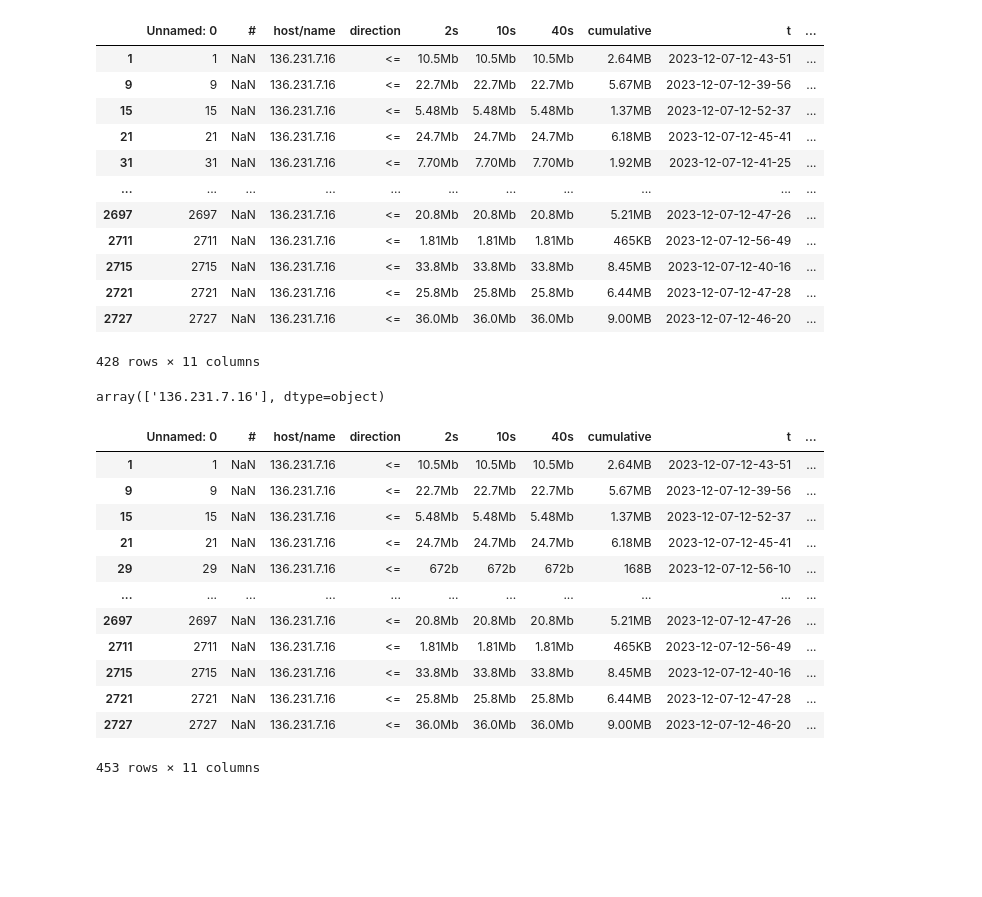
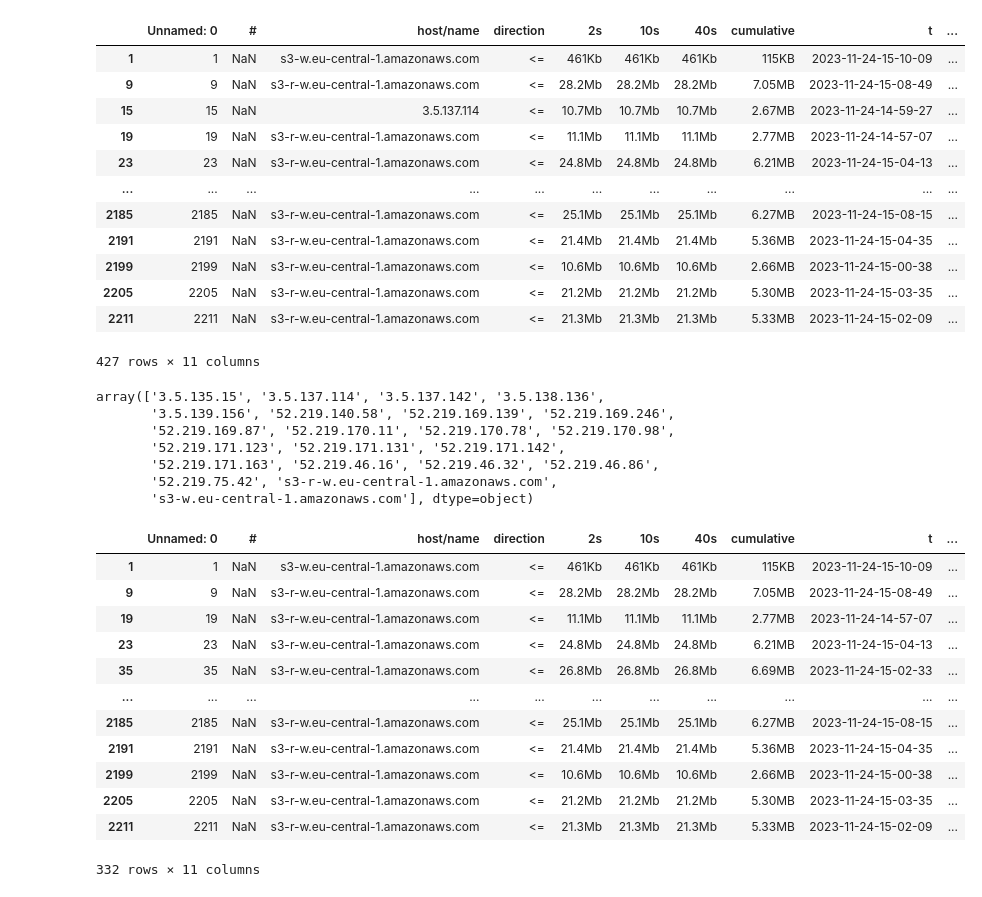
Before and after one commit to Jaapel/wflow-cloud-pilot, a Jupyter notebook: notebooks/plot_results.ipynb, the cells around one changed output. Cells and saved outputs as stored; diff of their text form; code cells hidden in the pictures; blank space fills up the shorter version.

```diff
--- a/notebooks/plot_results.ipynb
+++ b/notebooks/plot_results.ipynb
@@ -3,12 +3,12 @@ import pandas as pd
 from pathlib import Path
 # %%
 root_dir = Path.cwd().parent
-filename = root_dir / "network_usage_minio_large.csv"
+filename = root_dir / "network_usage_aws_small.csv"
 time_column = "t_parsed"
 network_usage_column = "cumulative_parsed"
-hostnames = ["136.231.7.16"]
+# hostnames = ["136.231.7.16"]
 # hostname = "s3-r-w.eu-central-1.amazonaws.com"
-# hostnames = ["s3-w.eu-central-1.amazonaws.com", "s3-r-w.eu-central-1.amazonaws.com"]
+hostnames = ["s3-w.eu-central-1.amazonaws.com", "s3-r-w.eu-central-1.amazonaws.com"]
 # %%
 df = pd.read_csv(filename)
 df
@@ -32,43 +32,50 @@ df_ld = df_ld[df_ld["direction"] == "<="]
 df_ld
 # %% [output]
 |  | Unnamed: 0 | # | host/name | direction | 2s | 10s | 40s | cumulative | t | ... |
-| 1 | 1 | NaN | 136.231.7.16 | <= | 10.5Mb | 10.5Mb | 10.5Mb | 2.64MB | 2023-12-07-12-43-51 | ... |
-| 9 | 9 | NaN | 136.231.7.16 | <= | 22.7Mb | 22.7Mb | 22.7Mb | 5.67MB | 2023-12-07-12-39-56 | ... |
-| 15 | 15 | NaN | 136.231.7.16 | <= | 5.48Mb | 5.48Mb | 5.48Mb | 1.37MB | 2023-12-07-12-52-37 | ... |
-| 21 | 21 | NaN | 136.231.7.16 | <= | 24.7Mb | 24.7Mb | 24.7Mb | 6.18MB | 2023-12-07-12-45-41 | ... |
-| 31 | 31 | NaN | 136.231.7.16 | <= | 7.70Mb | 7.70Mb | 7.70Mb | 1.92MB | 2023-12-07-12-41-25 | ... |
+| 1 | 1 | NaN | s3-w.eu-central-1.amazonaws.com | <= | 461Kb | 461Kb | 461Kb | 115KB | 2023-11-24-15-10-09 | ... |
+| 9 | 9 | NaN | s3-r-w.eu-central-1.amazonaws.com | <= | 28.2Mb | 28.2Mb | 28.2Mb | 7.05MB | 2023-11-24-15-08-49 | ... |
+| 15 | 15 | NaN | 3.5.137.114 | <= | 10.7Mb | 10.7Mb | 10.7Mb | 2.67MB | 2023-11-24-14-59-27 | ... |
+| 19 | 19 | NaN | s3-r-w.eu-central-1.amazonaws.com | <= | 11.1Mb | 11.1Mb | 11.1Mb | 2.77MB | 2023-11-24-14-57-07 | ... |
+| 23 | 23 | NaN | s3-r-w.eu-central-1.amazonaws.com | <= | 24.8Mb | 24.8Mb | 24.8Mb | 6.21MB | 2023-11-24-15-04-13 | ... |
 | ... | ... | ... | ... | ... | ... | ... | ... | ... | ... | ... |
-| 2697 | 2697 | NaN | 136.231.7.16 | <= | 20.8Mb | 20.8Mb | 20.8Mb | 5.21MB | 2023-12-07-12-47-26 | ... |
-| 2711 | 2711 | NaN | 136.231.7.16 | <= | 1.81Mb | 1.81Mb | 1.81Mb | 465KB | 2023-12-07-12-56-49 | ... |
-| 2715 | 2715 | NaN | 136.231.7.16 | <= | 33.8Mb | 33.8Mb | 33.8Mb | 8.45MB | 2023-12-07-12-40-16 | ... |
-| 2721 | 2721 | NaN | 136.231.7.16 | <= | 25.8Mb | 25.8Mb | 25.8Mb | 6.44MB | 2023-12-07-12-47-28 | ... |
-| 2727 | 2727 | NaN | 136.231.7.16 | <= | 36.0Mb | 36.0Mb | 36.0Mb | 9.00MB | 2023-12-07-12-46-20 | ... |
+| 2185 | 2185 | NaN | s3-r-w.eu-central-1.amazonaws.com | <= | 25.1Mb | 25.1Mb | 25.1Mb | 6.27MB | 2023-11-24-15-08-15 | ... |
+| 2191 | 2191 | NaN | s3-r-w.eu-central-1.amazonaws.com | <= | 21.4Mb | 21.4Mb | 21.4Mb | 5.36MB | 2023-11-24-15-04-35 | ... |
+| 2199 | 2199 | NaN | s3-r-w.eu-central-1.amazonaws.com | <= | 10.6Mb | 10.6Mb | 10.6Mb | 2.66MB | 2023-11-24-15-00-38 | ... |
+| 2205 | 2205 | NaN | s3-r-w.eu-central-1.amazonaws.com | <= | 21.2Mb | 21.2Mb | 21.2Mb | 5.30MB | 2023-11-24-15-03-35 | ... |
+| 2211 | 2211 | NaN | s3-r-w.eu-central-1.amazonaws.com | <= | 21.3Mb | 21.3Mb | 21.3Mb | 5.33MB | 2023-11-24-15-02-09 | ... |
-428 rows × 11 columns
+427 rows × 11 columns
 # %%
 import numpy as np
 np.unique(df_ld["host/name"])  # 13. is microsoft (vscode)
 # %% [output]
-array(['136.231.7.16'], dtype=object)
+array(['3.5.135.15', '3.5.137.114', '3.5.137.142', '3.5.138.136',
+       '3.5.139.156', '52.219.140.58', '52.219.169.139', '52.219.169.246',
+       '52.219.169.87', '52.219.170.11', '52.219.170.78', '52.219.170.98',
+       '52.219.171.123', '52.219.171.131', '52.219.171.142',
+       '52.219.171.163', '52.219.46.16', '52.219.46.32', '52.219.46.86',
+       '52.219.75.42', 's3-r-w.eu-central-1.amazonaws.com',
+       's3-w.eu-central-1.amazonaws.com'], dtype=object)
 # %%
 df = pd.read_csv(filename)
 df[time_column] = pd.to_datetime(df[time_column])
+df[time_column] = df[time_column] - min(df[time_column])
 df = df.loc[df["direction"] == "<="]
-df = df.loc[(df["host/name"] == hostnames[0])]#] | (df["host/name"] == hostnames[1])]
+df = df.loc[(df["host/name"] == hostnames[0]) | (df["host/name"] == hostnames[1])]
 df
 # %% [output]
 |  | Unnamed: 0 | # | host/name | direction | 2s | 10s | 40s | cumulative | t | ... |
-| 1 | 1 | NaN | 136.231.7.16 | <= | 10.5Mb | 10.5Mb | 10.5Mb | 2.64MB | 2023-12-07-12-43-51 | ... |
-| 9 | 9 | NaN | 136.231.7.16 | <= | 22.7Mb | 22.7Mb | 22.7Mb | 5.67MB | 2023-12-07-12-39-56 | ... |
-| 15 | 15 | NaN | 136.231.7.16 | <= | 5.48Mb | 5.48Mb | 5.48Mb | 1.37MB | 2023-12-07-12-52-37 | ... |
-| 21 | 21 | NaN | 136.231.7.16 | <= | 24.7Mb | 24.7Mb | 24.7Mb | 6.18MB | 2023-12-07-12-45-41 | ... |
-| 29 | 29 | NaN | 136.231.7.16 | <= | 672b | 672b | 672b | 168B | 2023-12-07-12-56-10 | ... |
+| 1 | 1 | NaN | s3-w.eu-central-1.amazonaws.com | <= | 461Kb | 461Kb | 461Kb | 115KB | 2023-11-24-15-10-09 | ... |
+| 9 | 9 | NaN | s3-r-w.eu-central-1.amazonaws.com | <= | 28.2Mb | 28.2Mb | 28.2Mb | 7.05MB | 2023-11-24-15-08-49 | ... |
+| 19 | 19 | NaN | s3-r-w.eu-central-1.amazonaws.com | <= | 11.1Mb | 11.1Mb | 11.1Mb | 2.77MB | 2023-11-24-14-57-07 | ... |
+| 23 | 23 | NaN | s3-r-w.eu-central-1.amazonaws.com | <= | 24.8Mb | 24.8Mb | 24.8Mb | 6.21MB | 2023-11-24-15-04-13 | ... |
+| 35 | 35 | NaN | s3-r-w.eu-central-1.amazonaws.com | <= | 26.8Mb | 26.8Mb | 26.8Mb | 6.69MB | 2023-11-24-15-02-33 | ... |
 | ... | ... | ... | ... | ... | ... | ... | ... | ... | ... | ... |
-| 2697 | 2697 | NaN | 136.231.7.16 | <= | 20.8Mb | 20.8Mb | 20.8Mb | 5.21MB | 2023-12-07-12-47-26 | ... |
-| 2711 | 2711 | NaN | 136.231.7.16 | <= | 1.81Mb | 1.81Mb | 1.81Mb | 465KB | 2023-12-07-12-56-49 | ... |
-| 2715 | 2715 | NaN | 136.231.7.16 | <= | 33.8Mb | 33.8Mb | 33.8Mb | 8.45MB | 2023-12-07-12-40-16 | ... |
-| 2721 | 2721 | NaN | 136.231.7.16 | <= | 25.8Mb | 25.8Mb | 25.8Mb | 6.44MB | 2023-12-07-12-47-28 | ... |
-| 2727 | 2727 | NaN | 136.231.7.16 | <= | 36.0Mb | 36.0Mb | 36.0Mb | 9.00MB | 2023-12-07-12-46-20 | ... |
+| 2185 | 2185 | NaN | s3-r-w.eu-central-1.amazonaws.com | <= | 25.1Mb | 25.1Mb | 25.1Mb | 6.27MB | 2023-11-24-15-08-15 | ... |
+| 2191 | 2191 | NaN | s3-r-w.eu-central-1.amazonaws.com | <= | 21.4Mb | 21.4Mb | 21.4Mb | 5.36MB | 2023-11-24-15-04-35 | ... |
+| 2199 | 2199 | NaN | s3-r-w.eu-central-1.amazonaws.com | <= | 10.6Mb | 10.6Mb | 10.6Mb | 2.66MB | 2023-11-24-15-00-38 | ... |
+| 2205 | 2205 | NaN | s3-r-w.eu-central-1.amazonaws.com | <= | 21.2Mb | 21.2Mb | 21.2Mb | 5.30MB | 2023-11-24-15-03-35 | ... |
+| 2211 | 2211 | NaN | s3-r-w.eu-central-1.amazonaws.com | <= | 21.3Mb | 21.3Mb | 21.3Mb | 5.33MB | 2023-11-24-15-02-09 | ... |
-453 rows × 11 columns
+332 rows × 11 columns
 # %%
 df = df.groupby(['t_parsed']).agg({'cumulative_parsed': 'sum'})
 df['cumulative_parsed'] = df['cumulative_parsed'] / 1e6  # to MB
```
Also changed, not shown: parts of 5 cells of this notebook, 1 other file.
